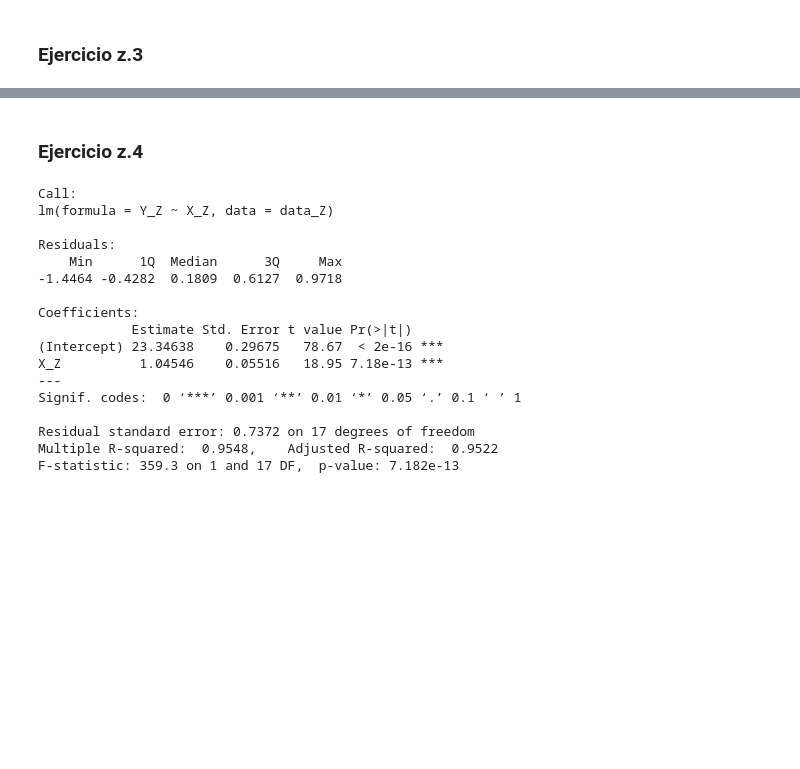
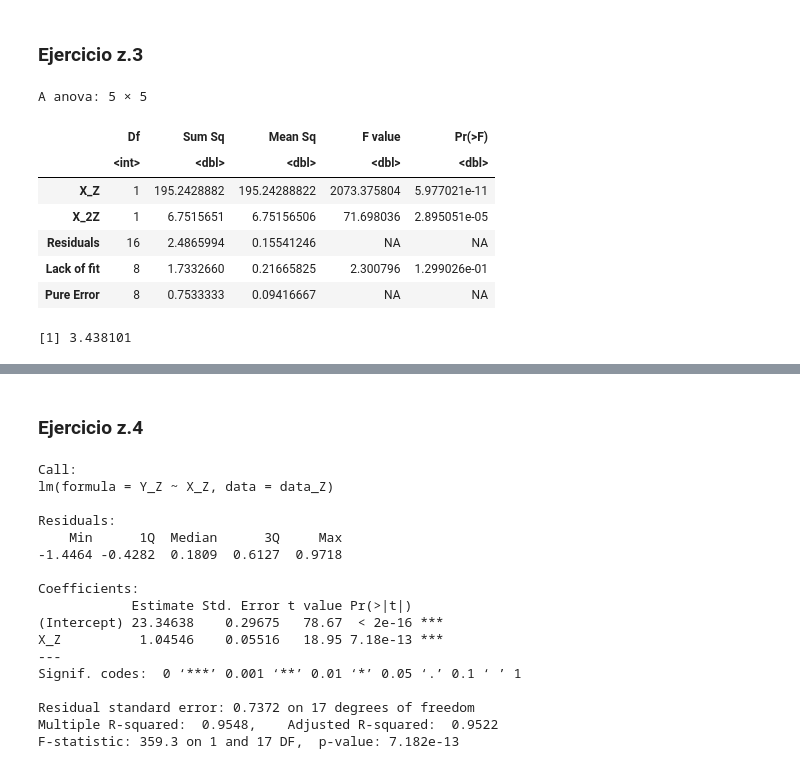
Before and after one commit to Taz-Ricardo/Mat-266, a Jupyter notebook: Tarea_2_regresion.ipynb, the cells around one changed output, grey strips where cells are left out. Saved outputs shown, nothing was run; the diff lists cells and outputs as text; code cells hidden in the pictures; blank space fills up the shorter version.

```diff
--- a/Tarea_2_regresion.ipynb
+++ b/Tarea_2_regresion.ipynb
@@ -262,2 +327,17 @@ Teniendose que el valor F empirico es 1299.73 mientras que el valor teorico es 1
 # %% [markdown]
 ### Ejercicio z.3
+# %%
+pureErrorAnova(`regresion_Z.1`)
+# %% [output]
+A anova: 5 × 5
+|  | Df | Sum Sq | Mean Sq | F value | Pr(>F) |
+|  | <int> | <dbl> | <dbl> | <dbl> | <dbl> |
+| X_Z | 1 | 195.2428882 | 195.24288822 | 2073.375804 | 5.977021e-11 |
+| X_2Z | 1 | 6.7515651 | 6.75156506 | 71.698036 | 2.895051e-05 |
+| Residuals | 16 | 2.4865994 | 0.15541246 | NA | NA |
+| Lack of fit | 8 | 1.7332660 | 0.21665825 | 2.300796 | 1.299026e-01 |
+| Pure Error | 8 | 0.7533333 | 0.09416667 | NA | NA |
+# %%
+qf(0.95,8,8)
+# %% [output]
+[1] 3.438101
```
Also changed, not shown: parts of 9 cells of this notebook.
